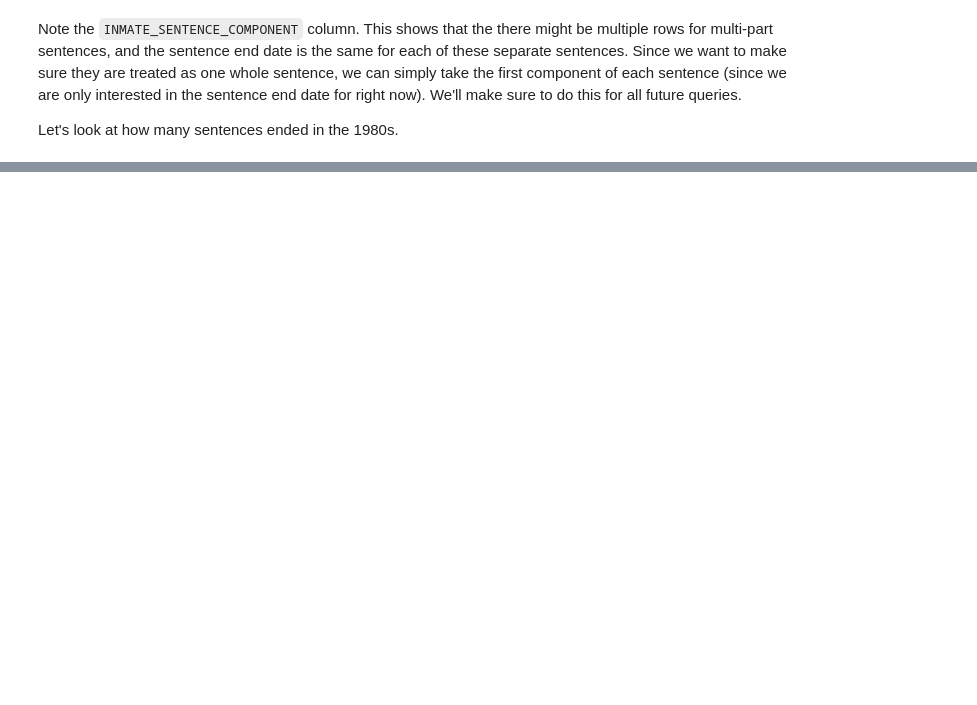
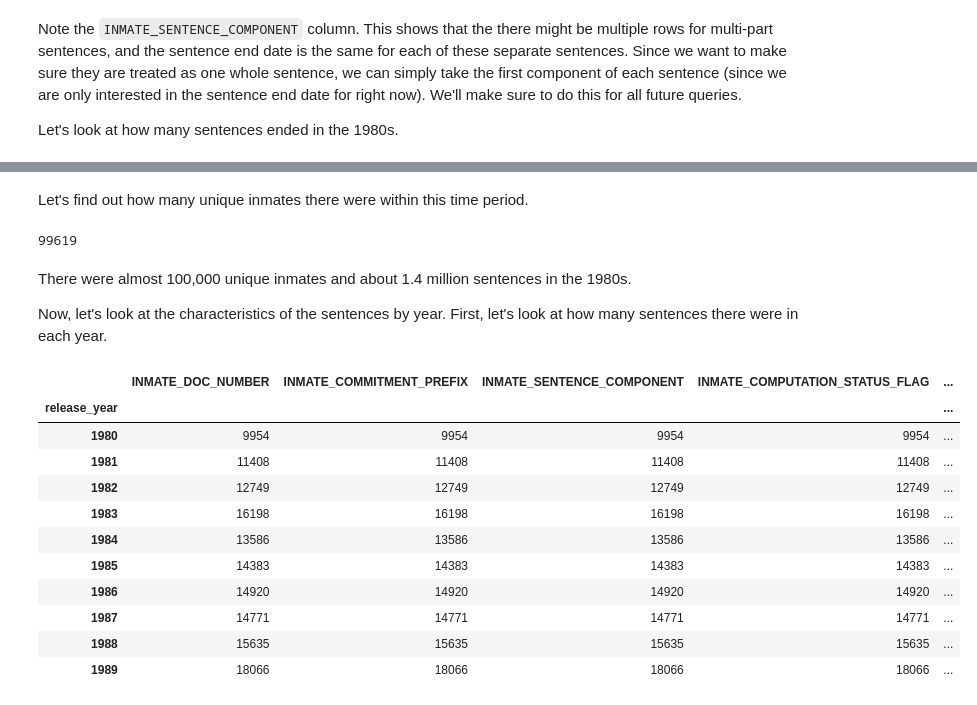
Before and after one commit to Coleridge-Initiative/bdss-notebooks, a Jupyter notebook: 02_2_Dataset_Exploration.ipynb, the cells around one changed output, grey strips where cells are left out. Drawn from its saved outputs; the diff is of its cells as text; code cells hidden in the pictures; blank space fills up the shorter version.

```diff
--- a/02_2_Dataset_Exploration.ipynb
+++ b/02_2_Dataset_Exploration.ipynb
@@ -79,7 +89,7 @@ __Parameter 1: Connection__
 # to create a connection to the database,
 # we need to pass the name of the database
 
-DB = 'testing/ncdoc.db'
+DB = 'ncdoc.db'
 
 conn = sqlite3.connect(DB)
 # %% [markdown]
@@ -253,0 +303,26 @@ df.describe(include='all')
+# %% [markdown]
+Let's find out how many unique inmates there were within this time period.
+# %%
+df['INMATE_DOC_NUMBER'].nunique()
+# %% [output]
+99619
+# %% [markdown]
+There were almost 100,000 unique inmates and about 1.4 million sentences in the 1980s.
+
+Now, let's look at the characteristics of the sentences by year. First, let's look at how many sentences there were in each year.
+# %%
+sent_by_year = df.groupby('release_year')
+sent_by_year.count()
+# %% [output]
+|  | INMATE_DOC_NUMBER | INMATE_COMMITMENT_PREFIX | INMATE_SENTENCE_COMPONENT | INMATE_COMPUTATION_STATUS_FLAG | ... |
+| release_year |  |  |  |  | ... |
+| 1980 | 9954 | 9954 | 9954 | 9954 | ... |
+| 1981 | 11408 | 11408 | 11408 | 11408 | ... |
+| 1982 | 12749 | 12749 | 12749 | 12749 | ... |
+| 1983 | 16198 | 16198 | 16198 | 16198 | ... |
+| 1984 | 13586 | 13586 | 13586 | 13586 | ... |
+| 1985 | 14383 | 14383 | 14383 | 14383 | ... |
+| 1986 | 14920 | 14920 | 14920 | 14920 | ... |
+| 1987 | 14771 | 14771 | 14771 | 14771 | ... |
+| 1988 | 15635 | 15635 | 15635 | 15635 | ... |
+| 1989 | 18066 | 18066 | 18066 | 18066 | ... |
```
Also changed, not shown: parts of 20 cells of this notebook, 1 other file.
